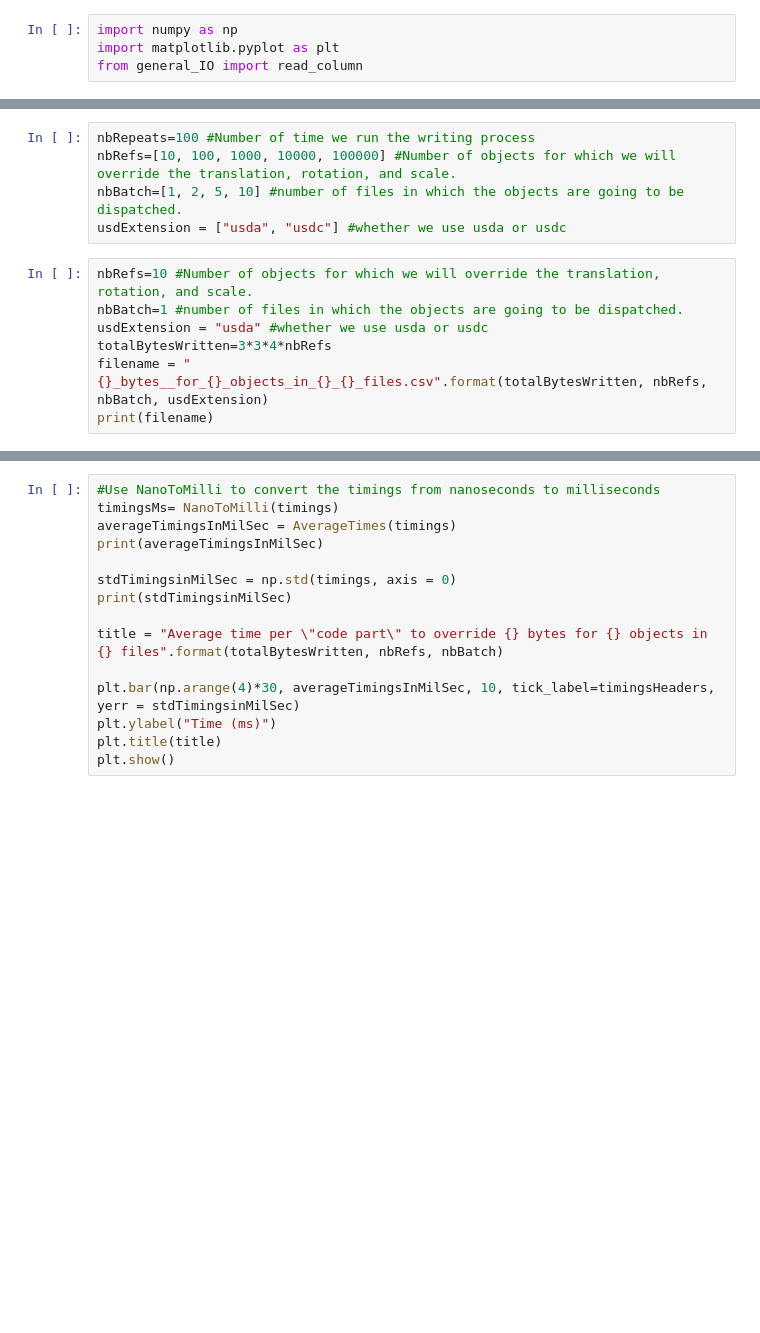
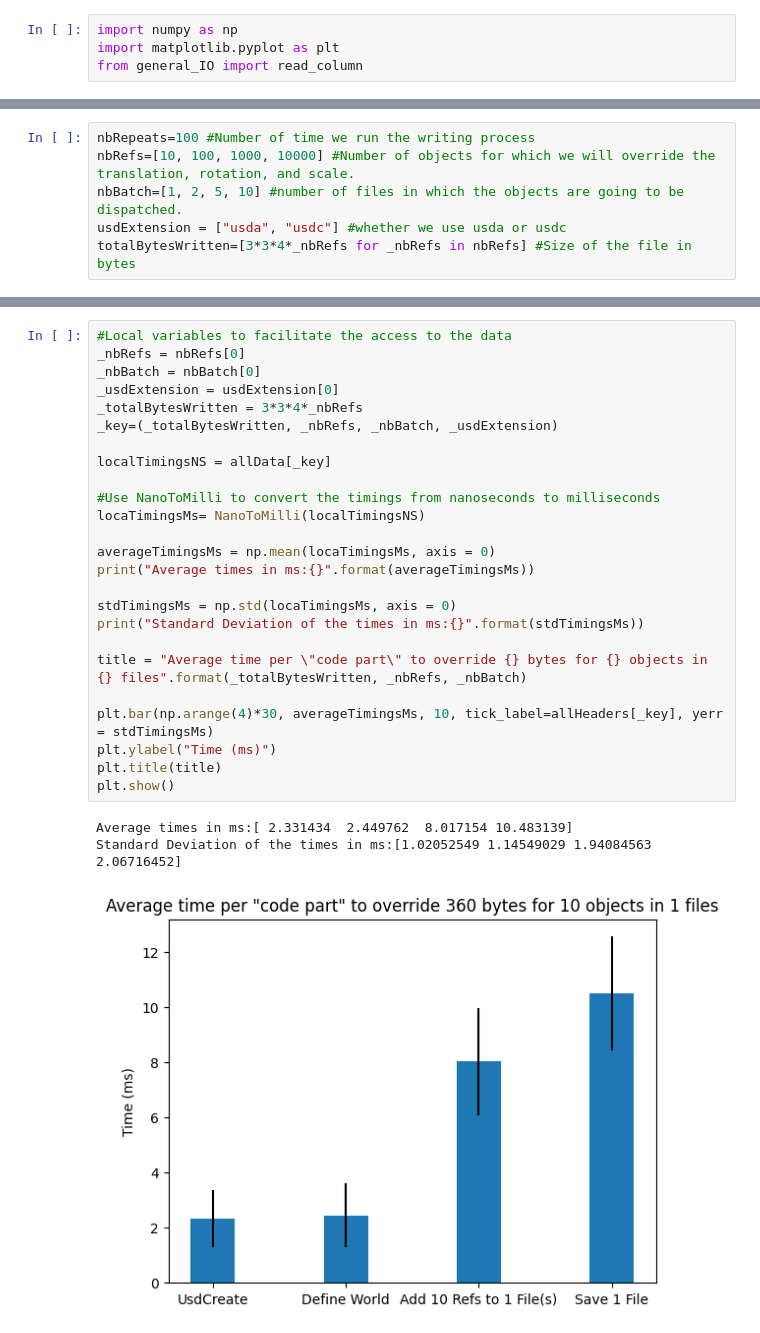
Before and after one commit to LittleCoinCoin/ProfilingOpenUSD, a Jupyter notebook: Python/RuntimeResultsViz.ipynb, the cells around one changed output, grey strips where cells are left out. Cells and saved outputs as stored; diff of their text form; blank space fills up the shorter version.

Commit message:
[WIP] Profiling code parts
Also working on a utlity bar plot function

```diff
--- a/Python/RuntimeResultsViz.ipynb
+++ b/Python/RuntimeResultsViz.ipynb
@@ -14,12 +15,6 @@ def AverageTimes(_npArr2):
 # %%
 nbRepeats=100 #Number of time we run the writing process
-nbRefs=[10, 100, 1000, 10000, 100000] #Number of objects for which we will override the translation, rotation, and scale.
+nbRefs=[10, 100, 1000, 10000] #Number of objects for which we will override the translation, rotation, and scale.
 nbBatch=[1, 2, 5, 10] #number of files in which the objects are going to be dispatched.
 usdExtension = ["usda", "usdc"] #whether we use usda or usdc
+totalBytesWritten=[3*3*4*_nbRefs for _nbRefs in nbRefs] #Size of the file in bytes
-# %%
-nbRefs=10 #Number of objects for which we will override the translation, rotation, and scale.
-nbBatch=1 #number of files in which the objects are going to be dispatched.
-usdExtension = "usda" #whether we use usda or usdc
-totalBytesWritten=3*3*4*nbRefs
-filename = "{}_bytes__for_{}_objects_in_{}_{}_files.csv".format(totalBytesWritten, nbRefs, nbBatch, usdExtension)
-print(filename)
@@ -35,15 +51,29 @@ timings = np.array(timingsSTRSplit).astype(np.int64)
 # %%
+#Local variables to facilitate the access to the data
+_nbRefs = nbRefs[0]
+_nbBatch = nbBatch[0]
+_usdExtension = usdExtension[0]
+_totalBytesWritten = 3*3*4*_nbRefs
+_key=(_totalBytesWritten, _nbRefs, _nbBatch, _usdExtension)
+
+localTimingsNS = allData[_key]
+
 #Use NanoToMilli to convert the timings from nanoseconds to milliseconds
-timingsMs= NanoToMilli(timings)
-averageTimingsInMilSec = AverageTimes(timings)
-print(averageTimingsInMilSec)
+locaTimingsMs= NanoToMilli(localTimingsNS)
 
-stdTimingsinMilSec = np.std(timings, axis = 0)
-print(stdTimingsinMilSec)
+averageTimingsMs = np.mean(locaTimingsMs, axis = 0)
+print("Average times in ms:{}".format(averageTimingsMs))
 
-title = "Average time per \"code part\" to override {} bytes for {} objects in {} files".format(totalBytesWritten, nbRefs, nbBatch)
+stdTimingsMs = np.std(locaTimingsMs, axis = 0)
+print("Standard Deviation of the times in ms:{}".format(stdTimingsMs))
 
-plt.bar(np.arange(4)*30, averageTimingsInMilSec, 10, tick_label=timingsHeaders, yerr = stdTimingsinMilSec)
+title = "Average time per \"code part\" to override {} bytes for {} objects in {} files".format(_totalBytesWritten, _nbRefs, _nbBatch)
+
+plt.bar(np.arange(4)*30, averageTimingsMs, 10, tick_label=allHeaders[_key], yerr = stdTimingsMs)
 plt.ylabel("Time (ms)")
 plt.title(title)
 plt.show()
+# %% [output]
+Average times in ms:[ 2.331434  2.449762  8.017154 10.483139]
+Standard Deviation of the times in ms:[1.02052549 1.14549029 1.94084563 2.06716452]
+[figure, added]
```
Also changed, not shown: parts of 12 cells of this notebook.
